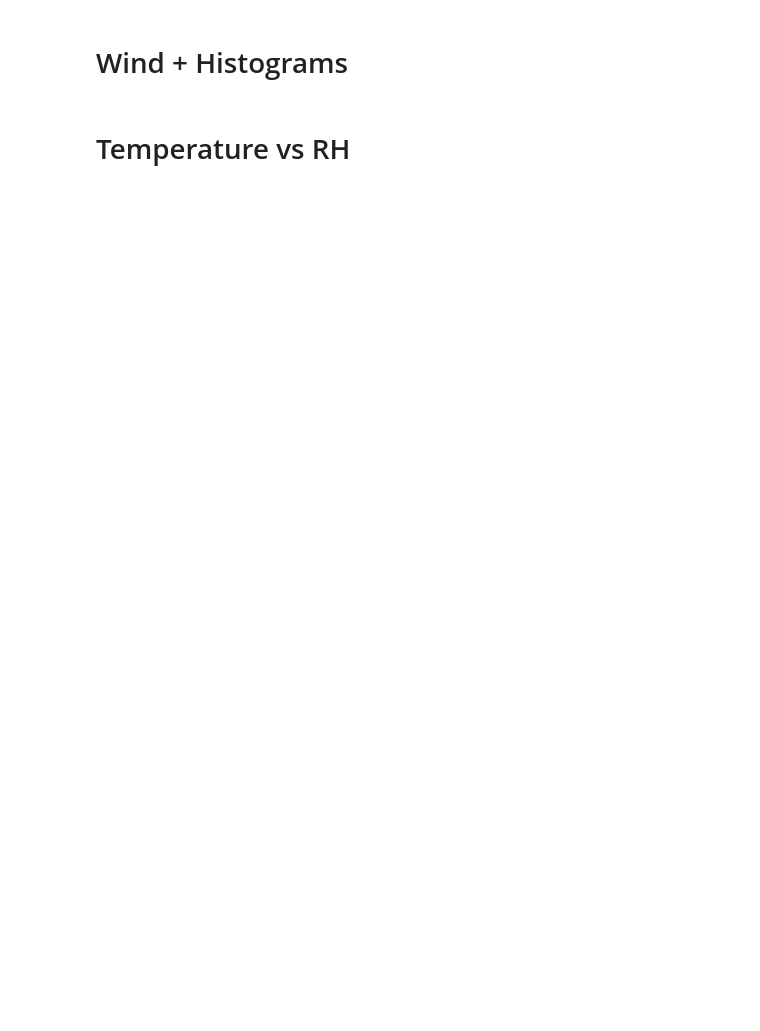
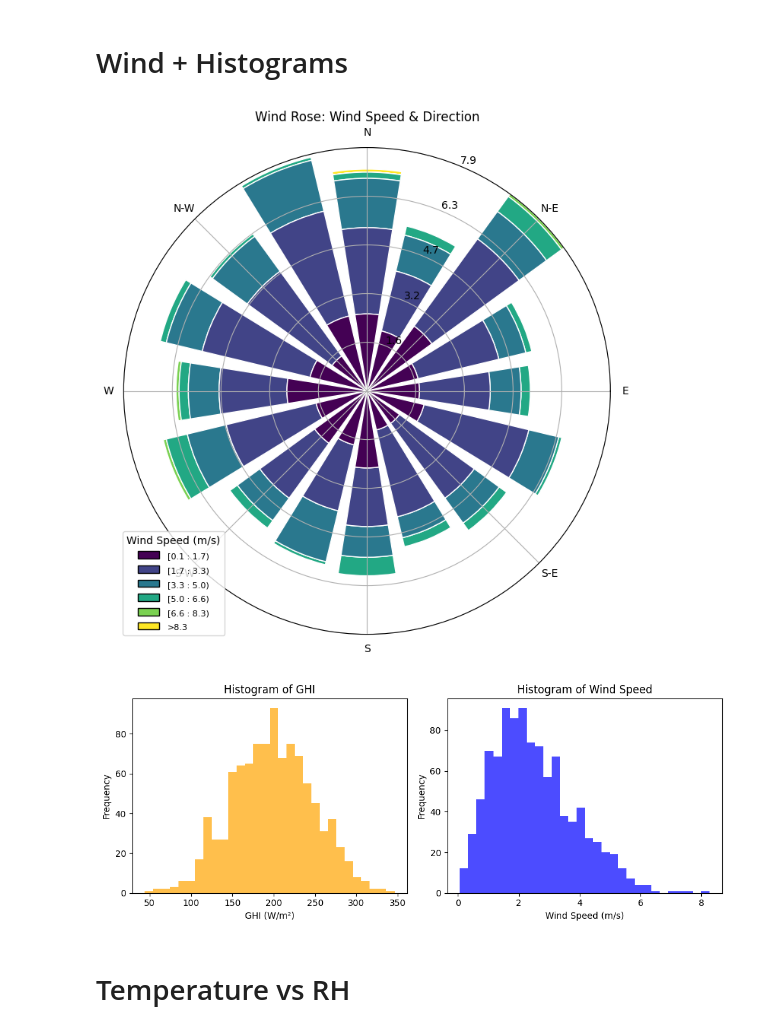
Before and after one commit to SamrawitMM/solar-radiation-data-insights, a Jupyter notebook: notebooks/eda-togo.ipynb, the cells around one changed output. Cells and saved outputs as stored; diff of their text form; code cells hidden in the pictures; blank space fills up the shorter version.

```diff
--- a/notebooks/eda-togo.ipynb
+++ b/notebooks/eda-togo.ipynb
@@ -136,7 +193,45 @@ sns.scatterplot(x='WS', y='GHI', data=df_clean)
 # %% [markdown]
 # Wind + Histograms
 # %%
-df_clean[['GHI', 'WS']].hist(figsize=(10,4))
+# Sample data (replace with your actual data)
+# Assume you have pandas DataFrame df with columns 'WS' (wind speed), 'WD' (wind direction), 'GHI'
+
+np.random.seed(0)
+N = 1000
+df = pd.DataFrame({
+    'WS': np.random.rayleigh(scale=2, size=N),      # Wind Speed (m/s)
+    'WD': np.random.uniform(0, 360, size=N),        # Wind Direction (degrees)
+    'GHI': np.random.normal(loc=200, scale=50, size=N)  # GHI (W/m²)
+})
+
+# 1. Wind Rose plot
+fig = plt.figure(figsize=(8, 8))
+ax = WindroseAxes.from_ax(fig=fig)
+ax.bar(df['WD'], df['WS'], normed=True, opening=0.8, edgecolor='white')
+ax.set_legend(title="Wind Speed (m/s)")
+plt.title("Wind Rose: Wind Speed & Direction")
+plt.show()
+
+# 2. Histogram of GHI
+plt.figure(figsize=(10, 4))
+plt.subplot(1, 2, 1)
+plt.hist(df['GHI'], bins=30, color='orange', alpha=0.7)
+plt.title("Histogram of GHI")
+plt.xlabel("GHI (W/m²)")
+plt.ylabel("Frequency")
+
+# Histogram of WS
+plt.subplot(1, 2, 2)
+plt.hist(df['WS'], bins=30, color='blue', alpha=0.7)
+plt.title("Histogram of Wind Speed")
+plt.xlabel("Wind Speed (m/s)")
+plt.ylabel("Frequency")
+
+plt.tight_layout()
+plt.show()
+# %% [output]
+[figure, added]
+[figure, added]
 # %% [markdown]
 # Temperature vs RH
 # %%
```
Also changed, not shown: parts of 7 cells of this notebook.
